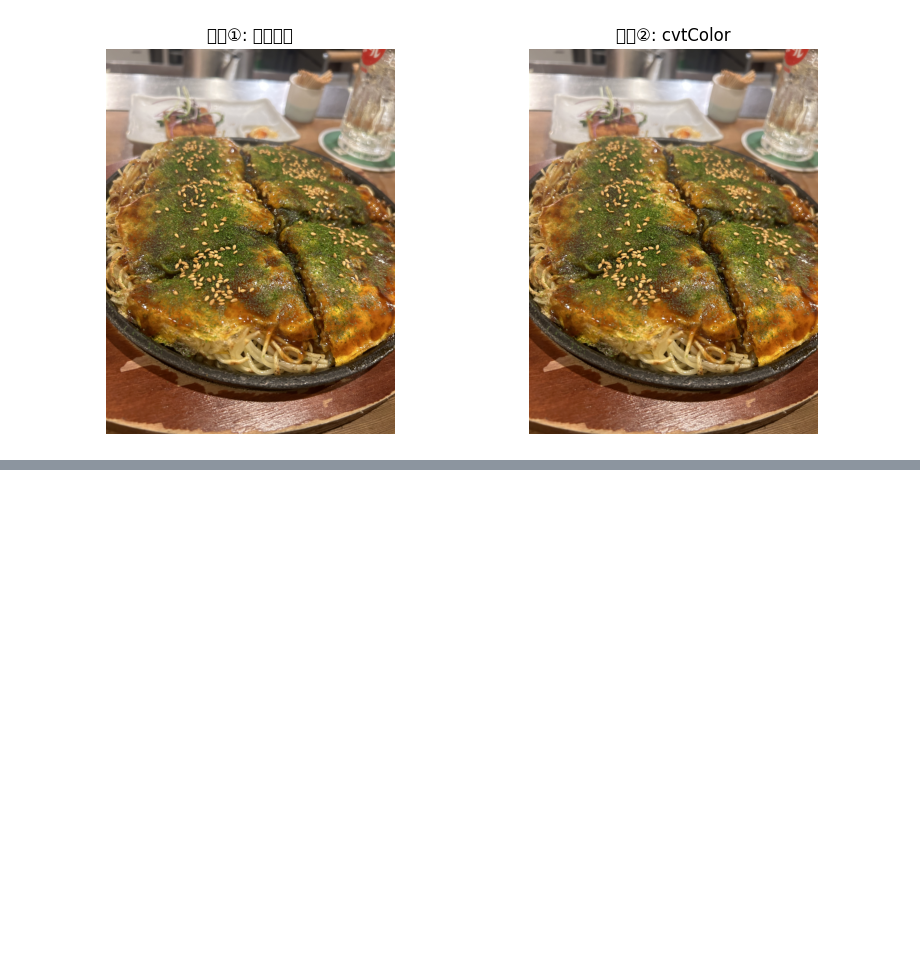
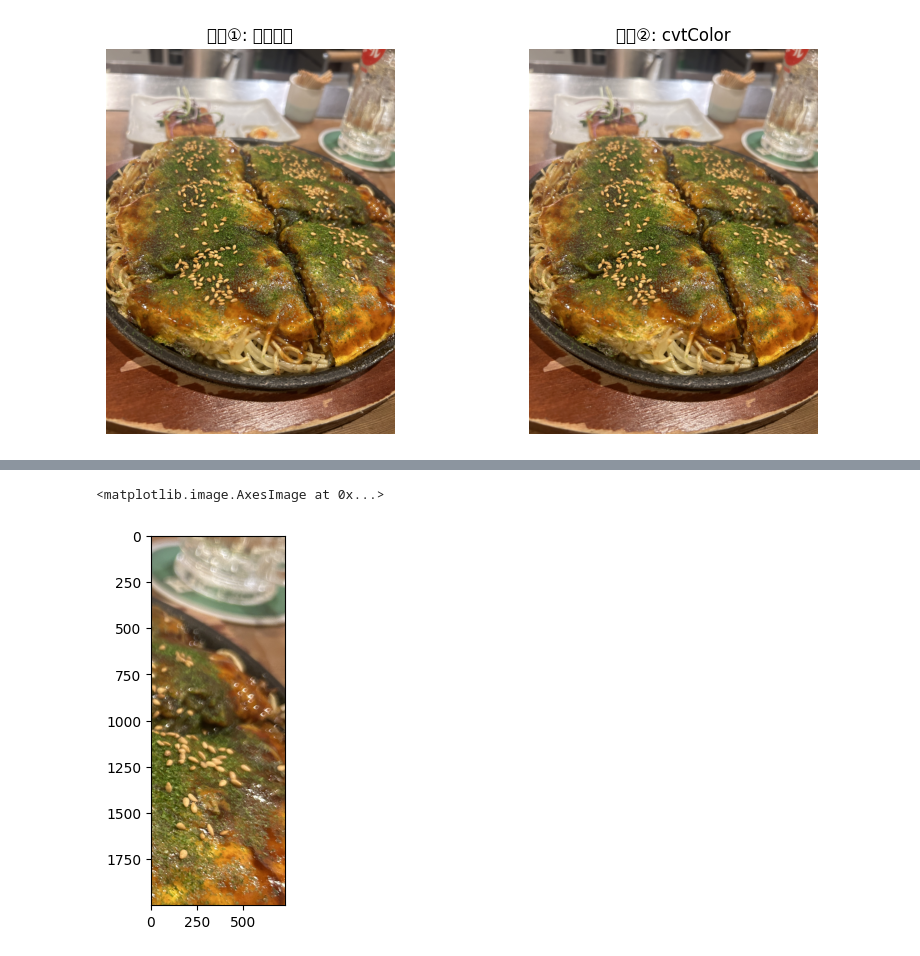
Before and after one commit to maton369/Data_Preprocessing_For_Data_Analyze, a Jupyter notebook: code/11_2_image_prep.ipynb, the cells around one changed output, grey strips where cells are left out. Drawn from its saved outputs; the diff is of its cells as text; code cells hidden in the pictures; blank space fills up the shorter version.

```diff
--- a/code/11_2_image_prep.ipynb
+++ b/code/11_2_image_prep.ipynb
@@ -93,0 +105,7 @@ plt.show()
+# %%
+# 画像の一部を切り抜き
+trim_src_1 = src_1[800:2800, 2300:4300]
+plt.imshow(trim_src_1)
+# %% [output]
+<matplotlib.image.AxesImage at 0x...>
+[figure, added]
```
Also changed, not shown: parts of 2 cells of this notebook, 1 other file.
